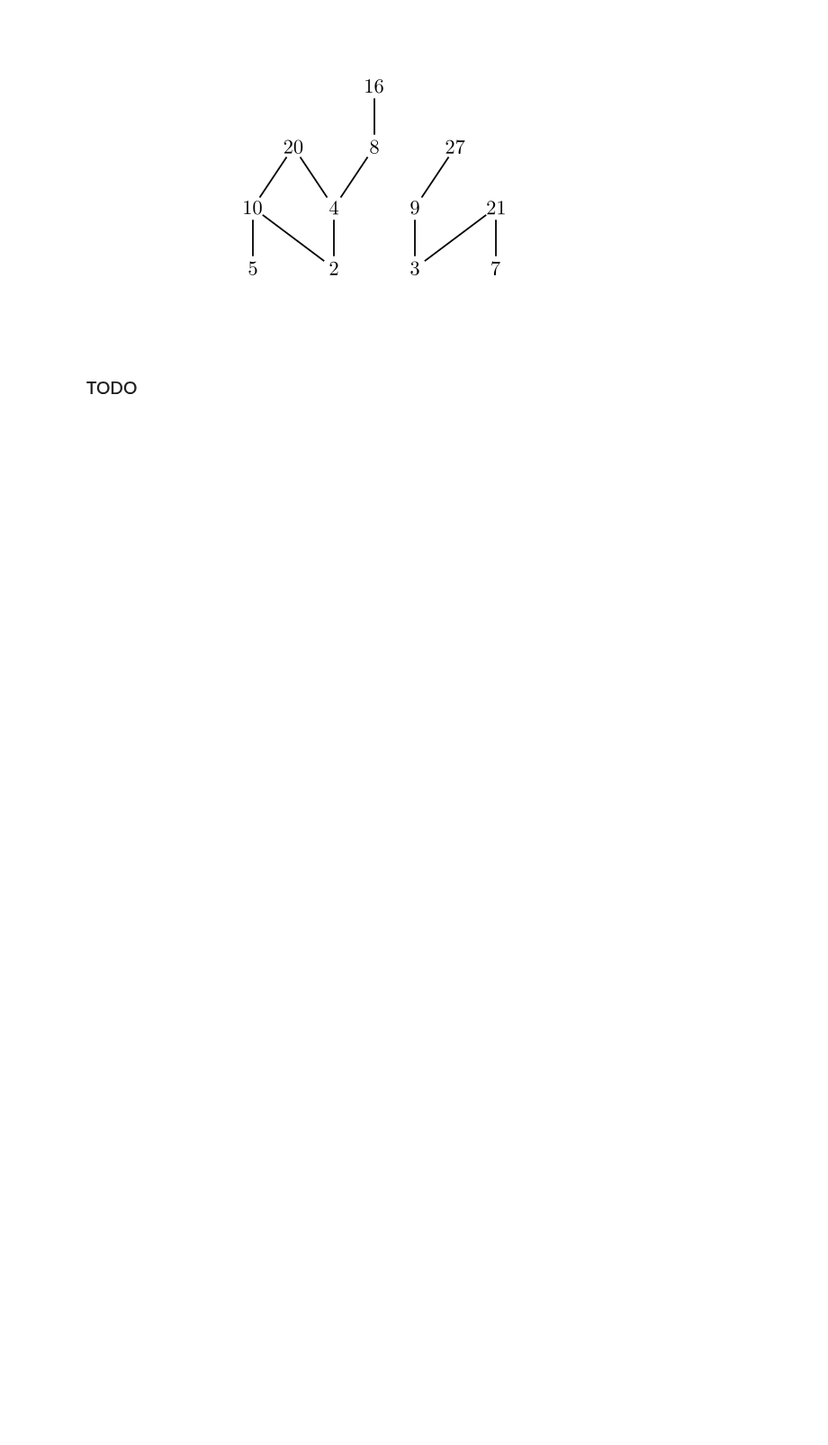
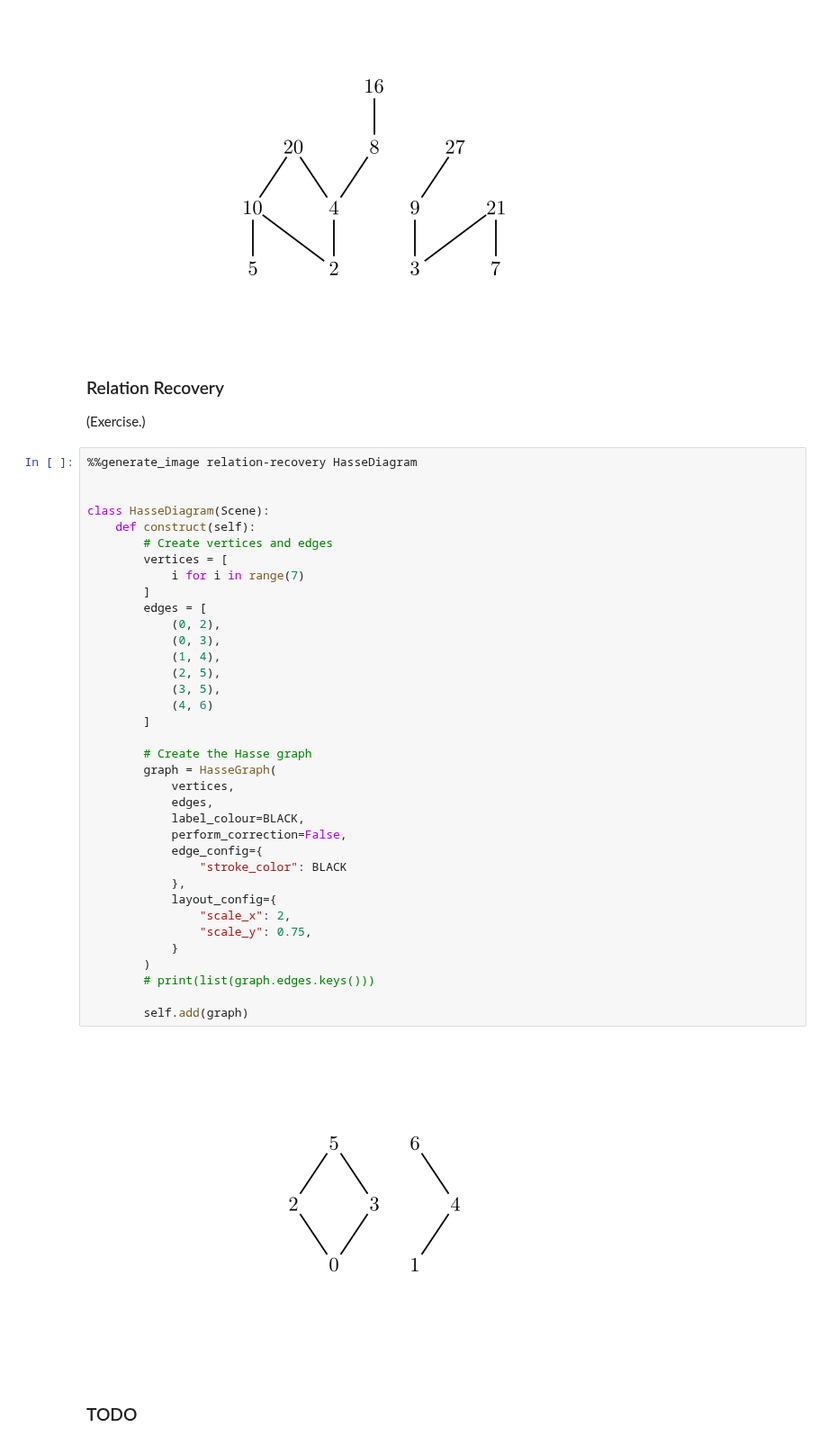
Before and after one commit to PhotonicGluon/NZQRC-Book, a Jupyter notebook: code/image_generation/notebooks/part-2/relations-2.ipynb, the cells around one changed output. Shown at 90% size. Cells and saved outputs as stored; diff of their text form; blank space fills up the shorter version.

Commit message:
Add exercise 11.8 for Hasse diagrams in section 11.3

```diff
--- a/code/image_generation/notebooks/part-2/relations-2.ipynb
+++ b/code/image_generation/notebooks/part-2/relations-2.ipynb
@@ -681,5 +681,46 @@ class HasseDiagram(Scene):
         self.add(graph)
 # %% [output]
 [figure]
+# %% [markdown]
+### Relation Recovery
+(Exercise.)
+# %%
+%%generate_image relation-recovery HasseDiagram
+
+
+class HasseDiagram(Scene):
+    def construct(self):
+        # Create vertices and edges
+        vertices = [
+            i for i in range(7)
+        ]
+        edges = [
+            (0, 2),
+            (0, 3),
+            (1, 4),
+            (2, 5),
+            (3, 5),
+            (4, 6)
+        ]
+
+        # Create the Hasse graph
+        graph = HasseGraph(
+            vertices,
+            edges,
+            label_colour=BLACK,
+            perform_correction=False,
+            edge_config={
+                "stroke_color": BLACK
+            },
+            layout_config={
+                "scale_x": 2,
+                "scale_y": 0.75,
+            }
+        )
+        # print(list(graph.edges.keys()))
+
+        self.add(graph)
+# %% [output]
+[figure, added]
 # %% [markdown]
 ### TODO
```
Also changed, not shown: 3 other files.
